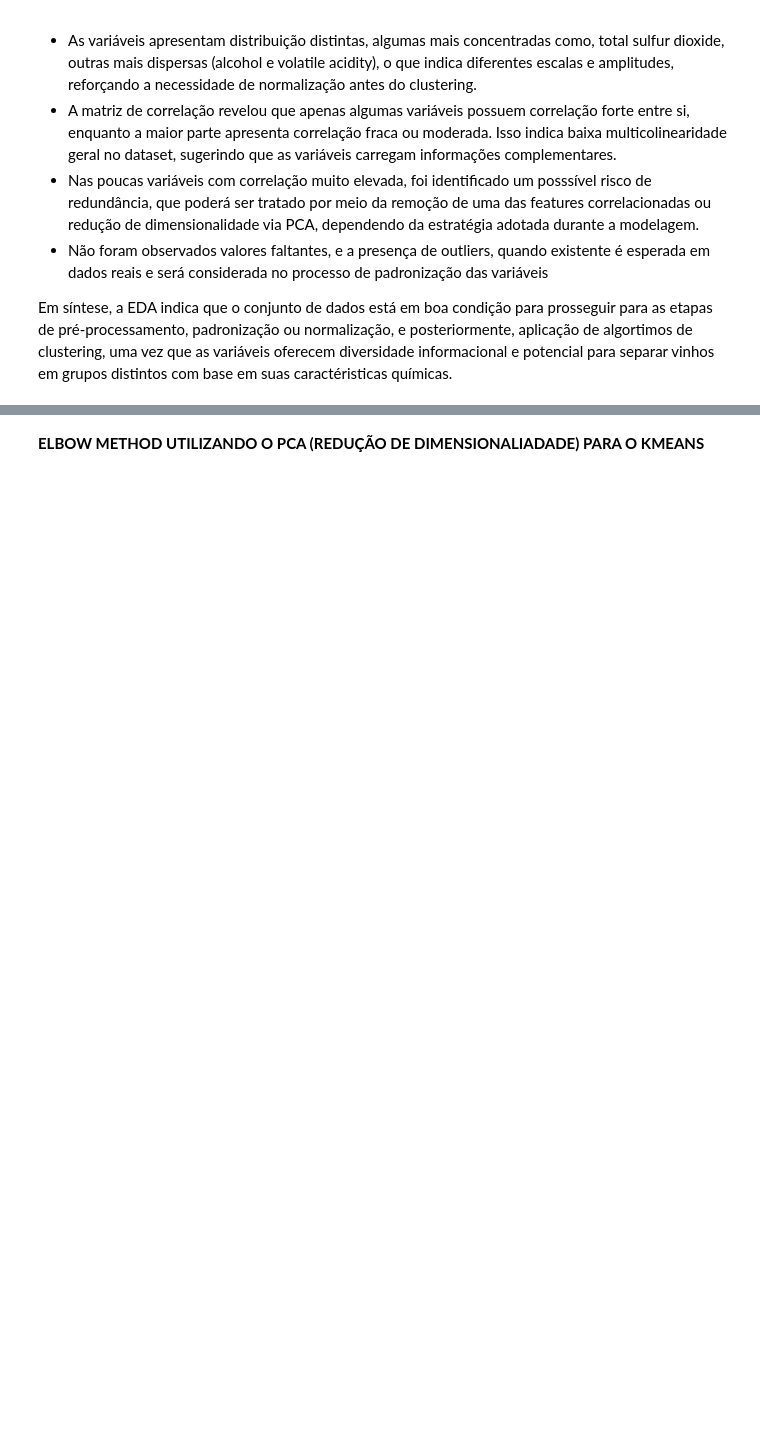
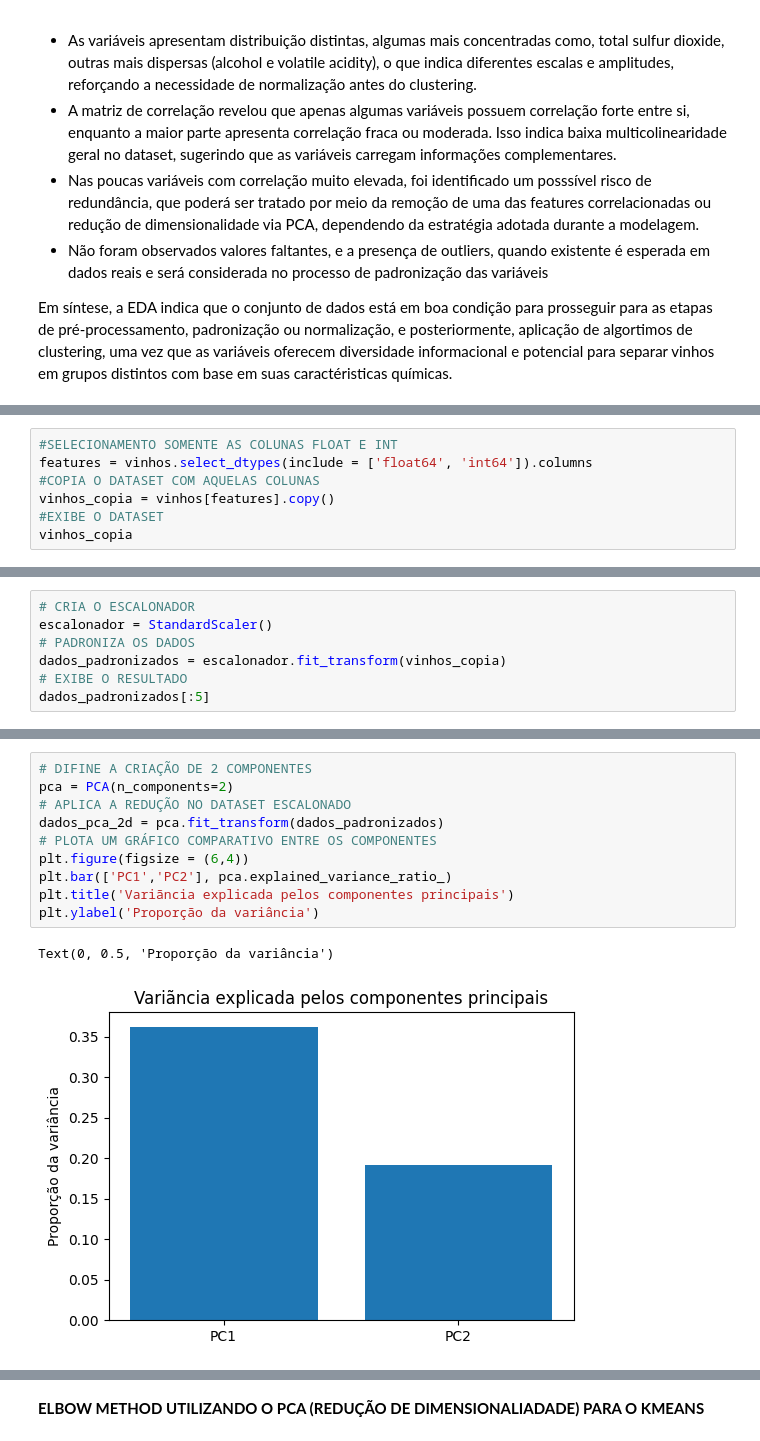
Before and after one commit to Rd-Brito13/Projeto-WineChem, a Jupyter notebook: notebooks/Agrupamento_Vinho.ipynb, the cells around one changed output, grey strips where cells are left out. Drawn from its saved outputs; the diff is of its cells as text; blank space fills up the shorter version.

```diff
--- a/notebooks/Agrupamento_Vinho.ipynb
+++ b/notebooks/Agrupamento_Vinho.ipynb
@@ -312,0 +305,7 @@ array([[ 1.51861254, -0.5622498 ,  0.23205254, ...,  0.36217728,
+# %%
+#SELECIONAMENTO SOMENTE AS COLUNAS FLOAT E INT
+features = vinhos.select_dtypes(include = ['float64', 'int64']).columns
+#COPIA O DATASET COM AQUELAS COLUNAS
+vinhos_copia = vinhos[features].copy()
+#EXIBE O DATASET
+vinhos_copia
@@ -312,0 +334,7 @@ array([[ 1.51861254, -0.5622498 ,  0.23205254, ...,  0.36217728,
+# %%
+# CRIA O ESCALONADOR
+escalonador = StandardScaler()
+# PADRONIZA OS DADOS
+dados_padronizados = escalonador.fit_transform(vinhos_copia)
+# EXIBE O RESULTADO
+dados_padronizados[:5]
@@ -312,0 +363,13 @@ array([[ 1.51861254, -0.5622498 ,  0.23205254, ...,  0.36217728,
+# %%
+# DIFINE A CRIAÇÃO DE 2 COMPONENTES
+pca = PCA(n_components=2)
+# APLICA A REDUÇÃO NO DATASET ESCALONADO
+dados_pca_2d = pca.fit_transform(dados_padronizados)
+# PLOTA UM GRÁFICO COMPARATIVO ENTRE OS COMPONENTES
+plt.figure(figsize = (6,4))
+plt.bar(['PC1','PC2'], pca.explained_variance_ratio_)
+plt.title('Variãncia explicada pelos componentes principais')
+plt.ylabel('Proporção da variância')
+# %% [output]
+Text(0, 0.5, 'Proporção da variância')
+[figure, added]
```
Also changed, not shown: parts of 42 cells of this notebook.
